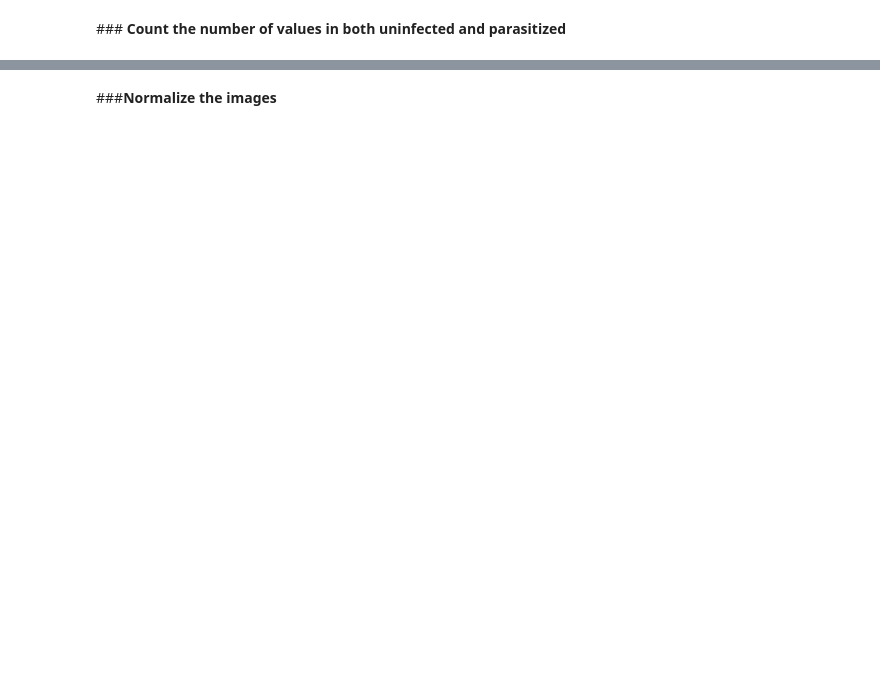
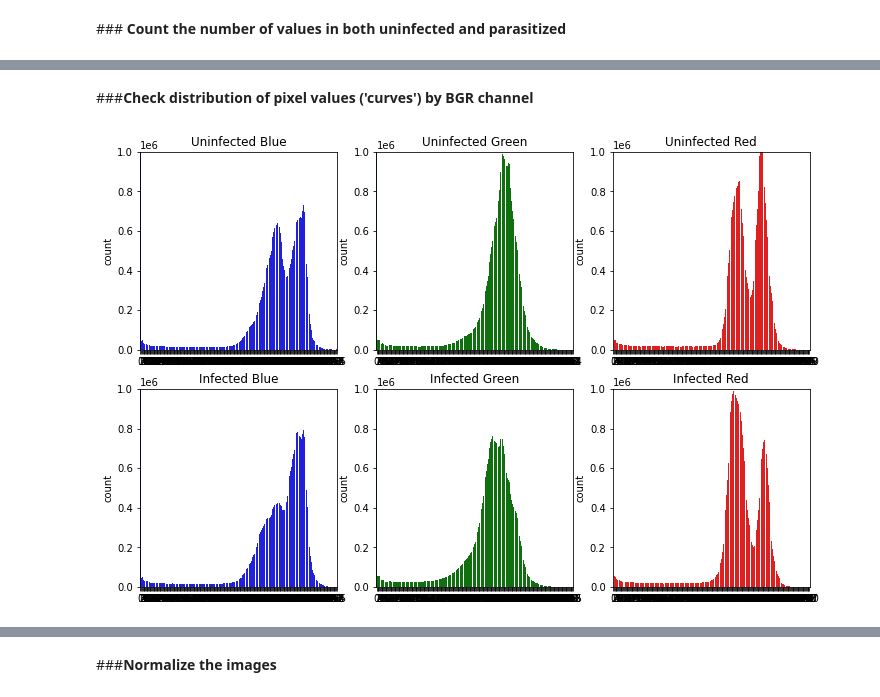
Before and after one commit to wisraelsen/Jumping-Mice-Publication-Analysis, a Jupyter notebook: Reference_Notebook_Milestone_1_Deep_Learning_WJI.ipynb, the cells around one changed output, grey strips where cells are left out. Drawn from its saved outputs; the diff is of its cells as text; code cells hidden in the pictures; blank space fills up the shorter version.

```diff
--- a/Reference_Notebook_Milestone_1_Deep_Learning_WJI.ipynb
+++ b/Reference_Notebook_Milestone_1_Deep_Learning_WJI.ipynb
@@ -244,0 +256,50 @@ dtype: int64
+# %% [markdown]
+###<b>Check distribution of pixel values ('curves') by BGR channel
+# %%
+# get and plot flattened arrays of train and test images by infected or uninfected status
+plt.figure(figsize = (12, 8))
+
+plt.subplot(2,3,1)
+ax = plt.gca()
+ax.set_ylim(0, 1000000)
+sns.countplot(train_images[train_labels==0,:,:,0].flatten(), ax=ax, color='b') # uninfected blue channel
+plt.title('Uninfected Blue')
+
+plt.subplot(2,3,4)
+ax = plt.gca()
+ax.set_ylim(0, 1000000)
+sns.countplot(train_images[train_labels==1,:,:,0].flatten(), ax=ax, color='b') # infected blue channel
+
+plt.title('Infected Blue')
+
+plt.subplot(2,3,2)
+ax = plt.gca()
+ax.set_ylim(0, 1000000)
+sns.countplot(train_images[train_labels==0,:,:,1].flatten(), ax=ax, color='g') # uninfected green channel
+
+plt.title('Uninfected Green')
+
+plt.subplot(2,3,5)
+ax = plt.gca()
+ax.set_ylim(0, 1000000)
+sns.countplot(train_images[train_labels==1,:,:,1].flatten(), ax=ax, color='g') # infected green channel
+
+plt.title('Infected Green')
+
+plt.subplot(2,3,3)
+ax = plt.gca()
+ax.set_ylim(0, 1000000)
+sns.countplot(train_images[train_labels==0,:,:,2].flatten(), ax=ax, color='r') # uninfected red channel
+
+plt.title('Uninfected Red')
+
+plt.subplot(2,3,6)
+ax = plt.gca()
+ax.set_ylim(0, 1000000)
+sns.countplot(train_images[train_labels==1,:,:,2].flatten(), ax=ax, color='r') # infected red channel
+
+plt.title('Infected Red')
+
+plt.show()
+# %% [output]
+[figure, added]
```
Also changed, not shown: parts of 6 cells of this notebook.
